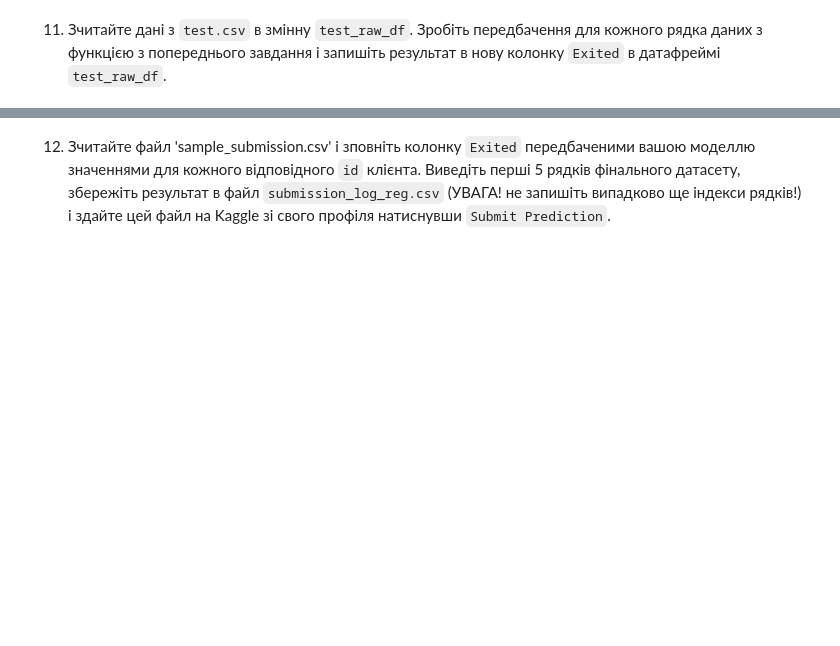
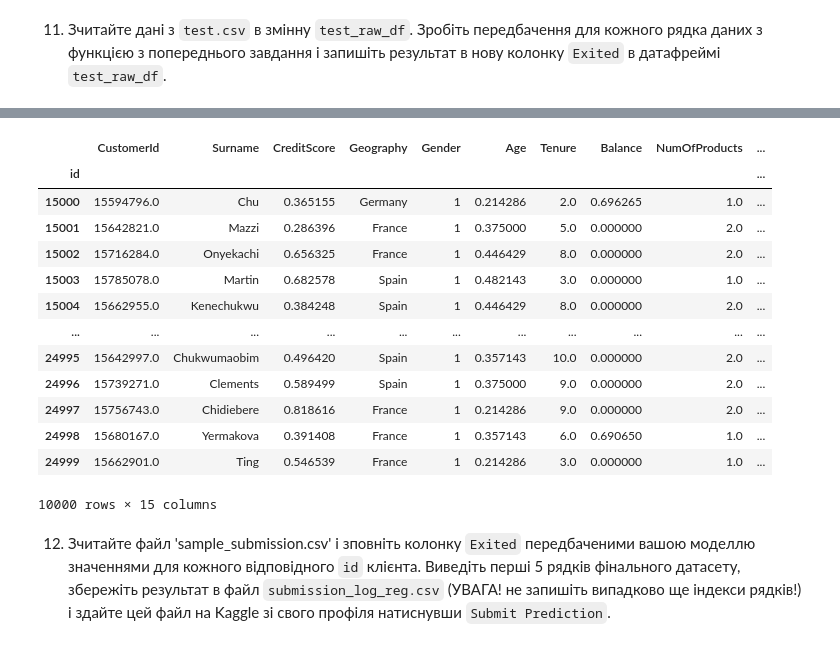
Before and after one commit to svitlia4ok/machine_learning, a Jupyter notebook: HW_2_7_Logistic_regression_scikit_learn.ipynb, the cells around one changed output, grey strips where cells are left out. Cells and saved outputs as stored; diff of their text form; code cells hidden in the pictures; blank space fills up the shorter version.

```diff
--- a/HW_2_7_Logistic_regression_scikit_learn.ipynb
+++ b/HW_2_7_Logistic_regression_scikit_learn.ipynb
@@ -374,2 +377,4 @@ predict_raw_df(scaler, encoder, number_cols, categorical_cols, raw_df[:5])
 # %% [markdown]
 11. Зчитайте дані з `test.csv` в змінну `test_raw_df`. Зробіть передбачення для кожного рядка даних з функцією з попереднього завдання і запишіть результат в нову колонку `Exited` в датафреймі `test_raw_df`.
+# %%
+test_raw_df = pd.read_csv('data/bank-customer-churn-prediction-dlu/test.csv')
@@ -375,0 +397,2 @@ predict_raw_df(scaler, encoder, number_cols, categorical_cols, raw_df[:5])
+# %%
+pred = predict_raw_df(scaler, encoder, number_cols, categorical_cols, test_raw_df, number_cols_to_scale)
@@ -375,0 +415,2 @@ predict_raw_df(scaler, encoder, number_cols, categorical_cols, raw_df[:5])
+# %%
+test_raw_df['Exited']=pred
@@ -376,3 +426,22 @@ predict_raw_df(scaler, encoder, number_cols, categorical_cols, raw_df[:5])
+# %%
+test_raw_df.set_index('id', inplace=True)
+# %%
+test_raw_df
+# %% [output]
+|  | CustomerId | Surname | CreditScore | Geography | Gender | Age | Tenure | Balance | NumOfProducts | ... |
+| id |  |  |  |  |  |  |  |  |  | ... |
+| 15000 | 15594796.0 | Chu | 0.365155 | Germany | 1 | 0.214286 | 2.0 | 0.696265 | 1.0 | ... |
+| 15001 | 15642821.0 | Mazzi | 0.286396 | France | 1 | 0.375000 | 5.0 | 0.000000 | 2.0 | ... |
+| 15002 | 15716284.0 | Onyekachi | 0.656325 | France | 1 | 0.446429 | 8.0 | 0.000000 | 2.0 | ... |
+| 15003 | 15785078.0 | Martin | 0.682578 | Spain | 1 | 0.482143 | 3.0 | 0.000000 | 1.0 | ... |
+| 15004 | 15662955.0 | Kenechukwu | 0.384248 | Spain | 1 | 0.446429 | 8.0 | 0.000000 | 2.0 | ... |
+| ... | ... | ... | ... | ... | ... | ... | ... | ... | ... | ... |
+| 24995 | 15642997.0 | Chukwumaobim | 0.496420 | Spain | 1 | 0.357143 | 10.0 | 0.000000 | 2.0 | ... |
+| 24996 | 15739271.0 | Clements | 0.589499 | Spain | 1 | 0.375000 | 9.0 | 0.000000 | 2.0 | ... |
+| 24997 | 15756743.0 | Chidiebere | 0.818616 | France | 1 | 0.214286 | 9.0 | 0.000000 | 2.0 | ... |
+| 24998 | 15680167.0 | Yermakova | 0.391408 | France | 1 | 0.357143 | 6.0 | 0.690650 | 1.0 | ... |
+| 24999 | 15662901.0 | Ting | 0.546539 | France | 1 | 0.214286 | 3.0 | 0.000000 | 1.0 | ... |
+10000 rows × 15 columns
 # %% [markdown]
 12. Зчитайте файл 'sample_submission.csv' і зповніть колонку `Exited` передбаченими вашою моделлю значеннями для кожного відповідного `id` клієнта.
 Виведіть перші 5 рядків фінального датасету, збережіть результат в файл `submission_log_reg.csv` (УВАГА! не запишіть випадково ще індекси рядків!) і здайте цей файл на Kaggle зі свого профіля натиснувши `Submit Prediction`.
```
Also changed, not shown: parts of 13 cells of this notebook.
